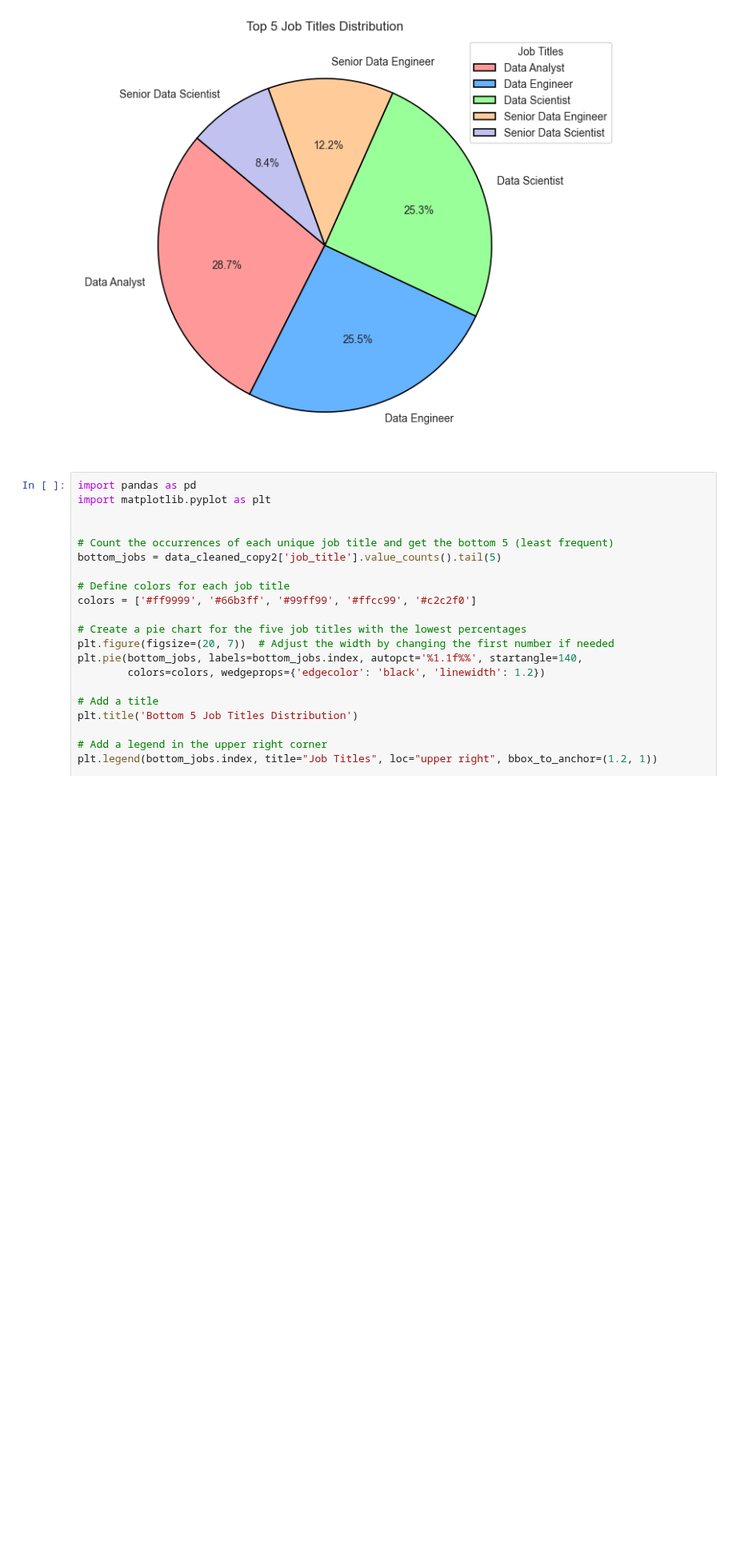
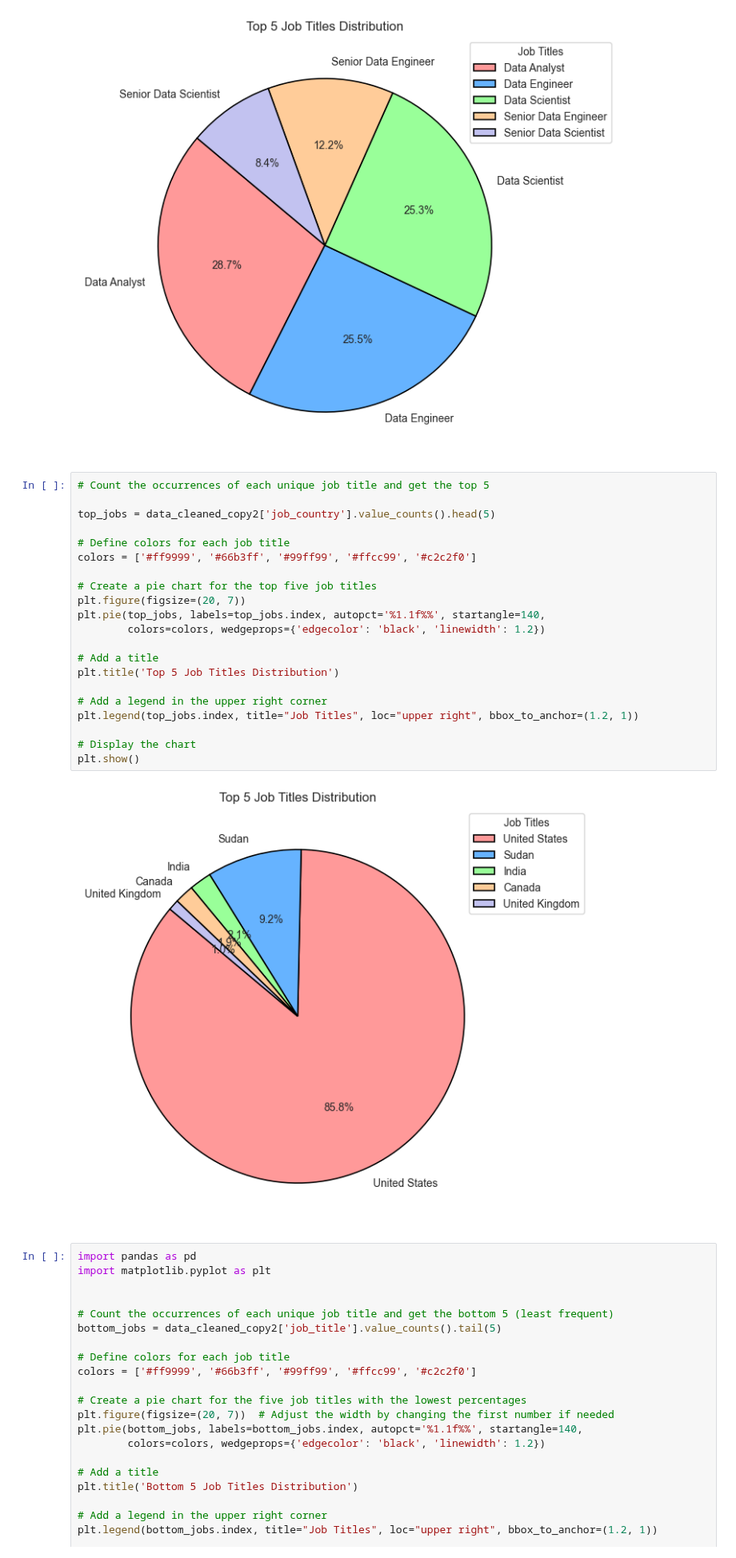
Before and after one commit to Malinda1/data-job-analysis, a Jupyter notebook: data_job_analysis.ipynb, the cells around one changed output. Shown at 80% size. Cells and saved outputs as stored; diff of their text form; blank space fills up the shorter version.

Commit message:
create a pie chart for represnt Top 5 countries of data related jobs.

```diff
--- a/data_job_analysis.ipynb
+++ b/data_job_analysis.ipynb
@@ -448,6 +448,29 @@ plt.legend(top_jobs.index, title="Job Titles", loc="upper right", bbox_to_anchor
 plt.show()
 # %% [output]
 [figure]
+# %%
+# Count the occurrences of each unique job title and get the top 5
+
+top_jobs = data_cleaned_copy2['job_country'].value_counts().head(5)
+
+# Define colors for each job title
+colors = ['#ff9999', '#66b3ff', '#99ff99', '#ffcc99', '#c2c2f0']
+
+# Create a pie chart for the top five job titles
+plt.figure(figsize=(20, 7))
+plt.pie(top_jobs, labels=top_jobs.index, autopct='%1.1f%%', startangle=140,
+        colors=colors, wedgeprops={'edgecolor': 'black', 'linewidth': 1.2})
+
+# Add a title
+plt.title('Top 5 Job Titles Distribution')
+
+# Add a legend in the upper right corner
+plt.legend(top_jobs.index, title="Job Titles", loc="upper right", bbox_to_anchor=(1.2, 1))
+
+# Display the chart
+plt.show()
+# %% [output]
+[figure, added]
 # %%
 import pandas as pd
 import matplotlib.pyplot as plt
```
